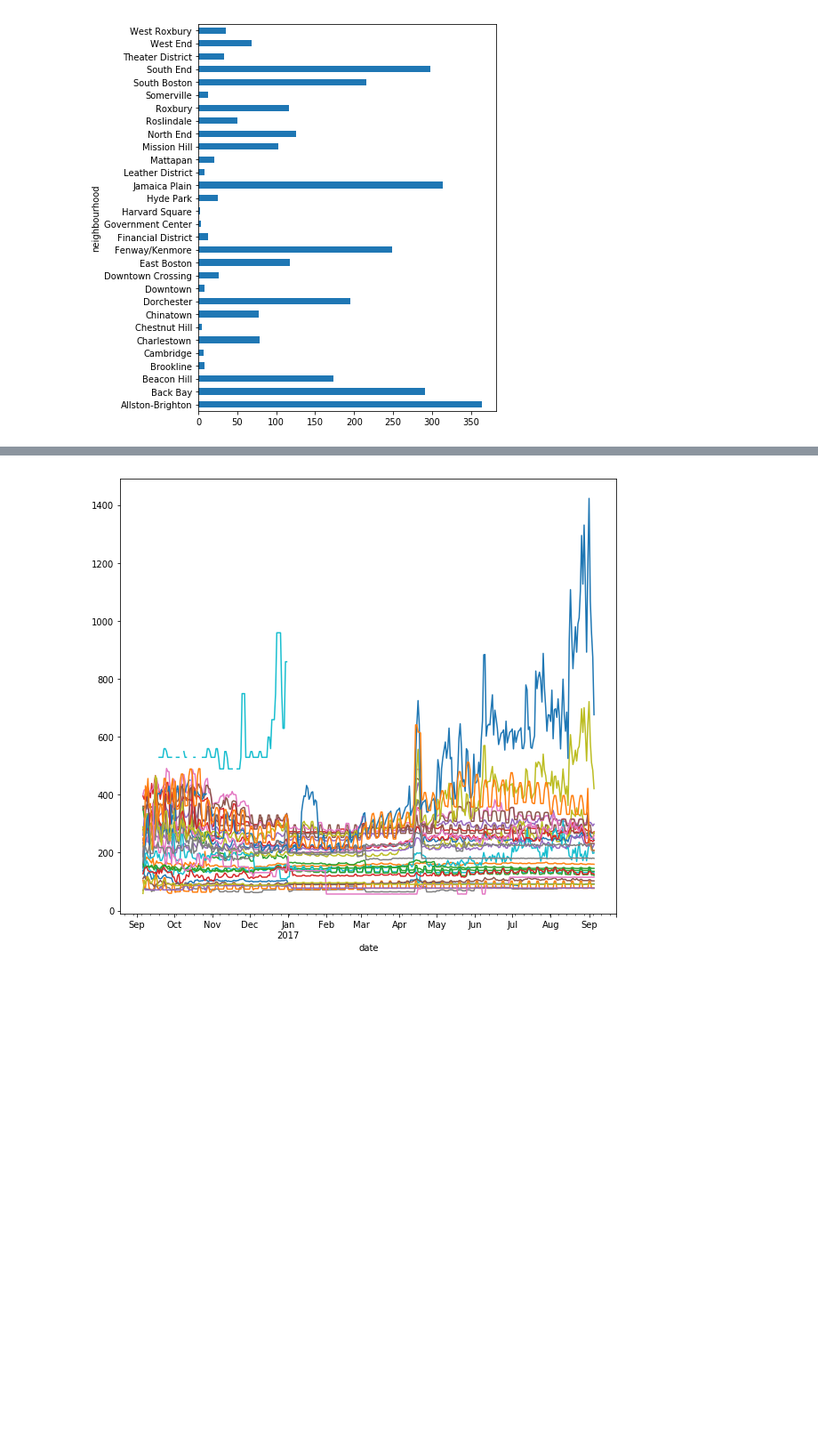
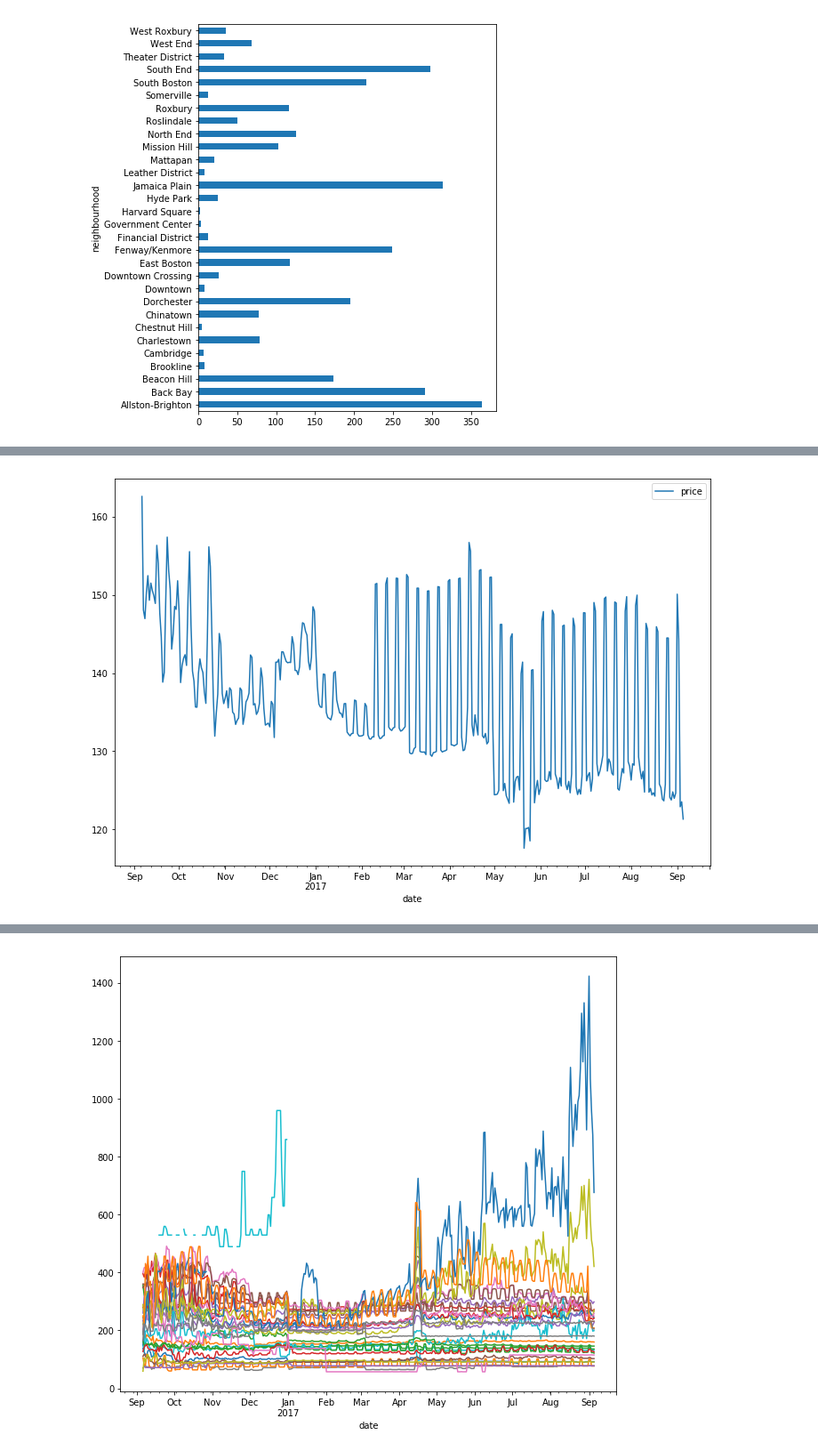
Before and after one commit to ilknurCakir/AirBnBBostonData, a Jupyter notebook: EDA.ipynb, the cells around one changed output, grey strips where cells are left out. Shown at 89% size. Saved outputs shown, nothing was run; the diff lists cells and outputs as text; code cells hidden in the pictures; blank space fills up the shorter version.

```diff
--- a/EDA.ipynb
+++ b/EDA.ipynb
@@ -61,0 +71,2 @@ calendar.available = np.where(calendar.available == 't', True, False)
+# %%
+df = calendar[calendar.available == True].groupby(['neighbourhood', 'date']).price.mean().reset_index()
@@ -61,0 +103,4 @@ calendar.available = np.where(calendar.available == 't', True, False)
+# %%
+df[df.neighbourhood == 'Allston-Brighton'].plot('date', 'price', kind = 'line', figsize = (12, 8));
+# %% [output]
+[figure, added]
```
Also changed, not shown: parts of 15 cells of this notebook.
